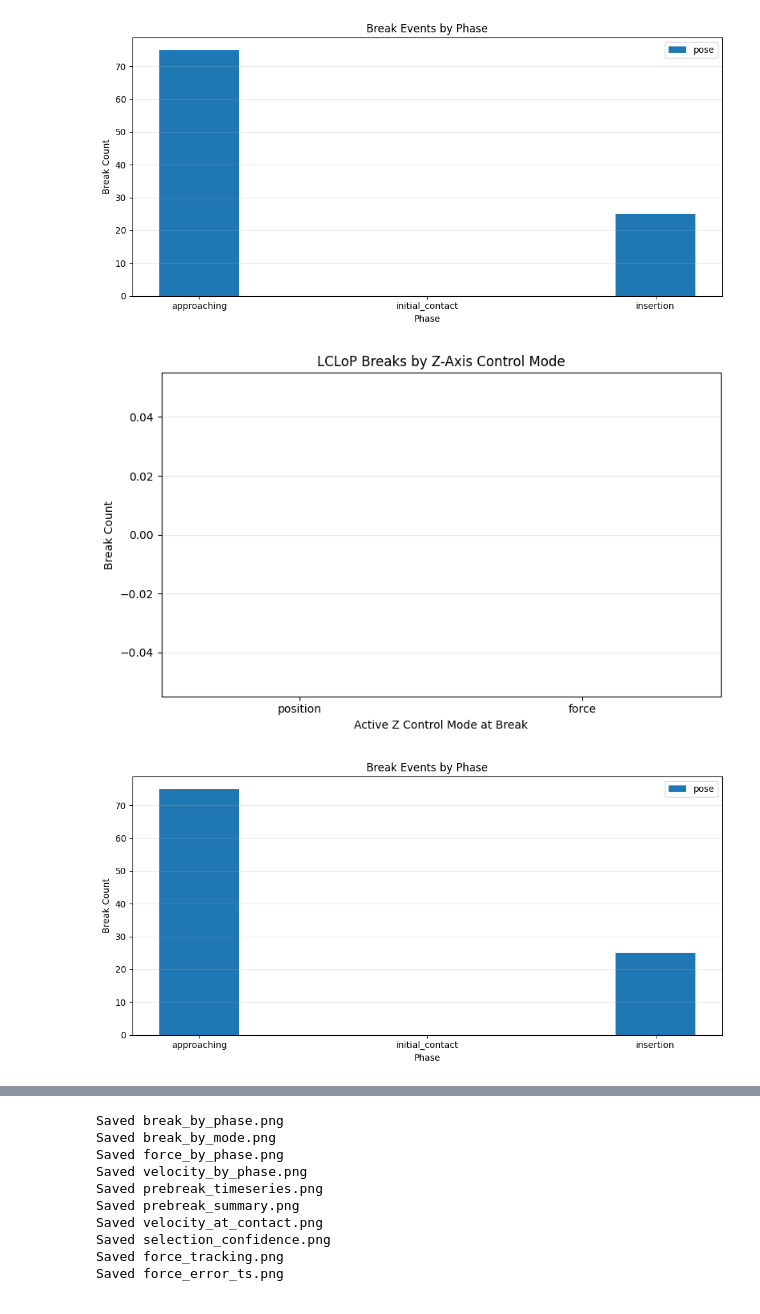
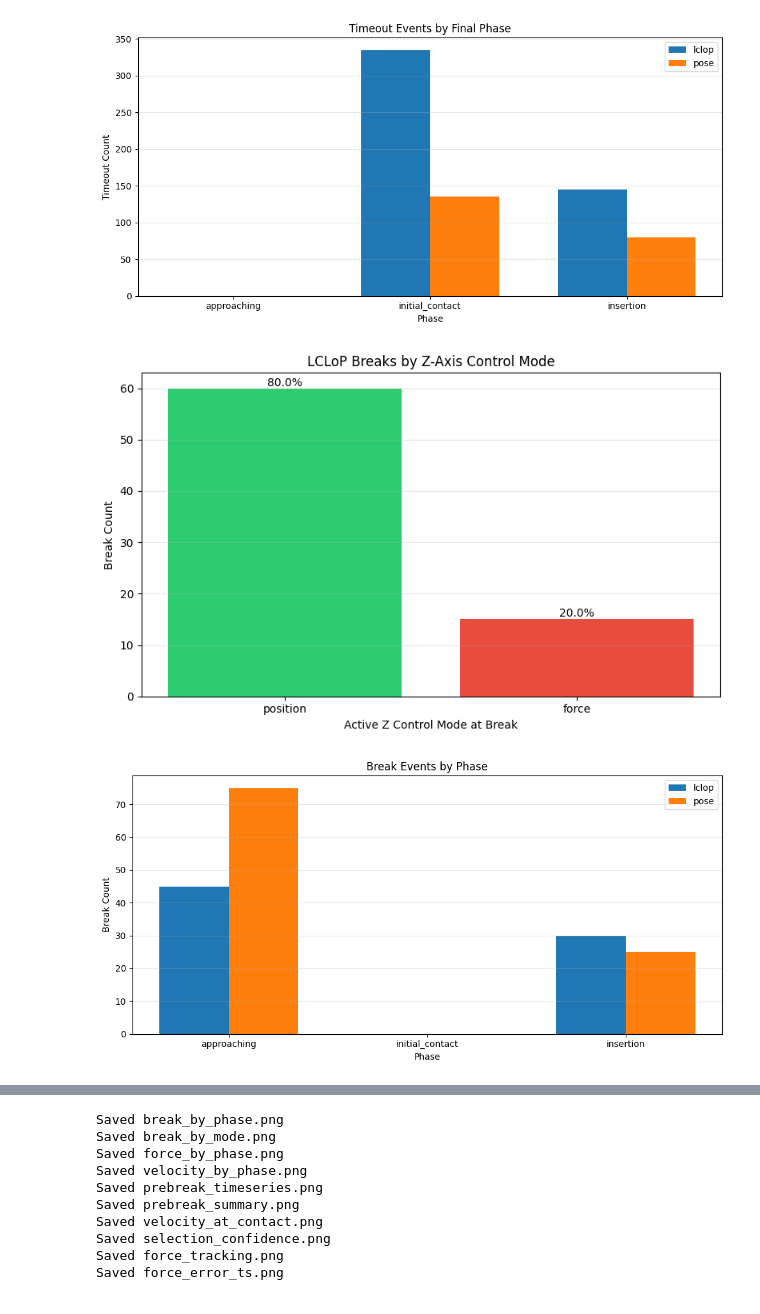
Before and after one commit to RoboNuke/Continuous_Force_RL, a Jupyter notebook: eval/traj_vis.ipynb, the cells around one changed output, grey strips where cells are left out. Saved outputs shown, nothing was run; the diff lists cells and outputs as text; code cells hidden in the pictures.

```diff
--- a/eval/traj_vis.ipynb
+++ b/eval/traj_vis.ipynb
@@ -434,7 +434,7 @@ def merge_experiments(
 episode_data, break_events = load_experiment_data(
     base_filepath='/home/hunter/traj_data',
     #hybrid_run_ids=['','','','',''],
-    hybrid_filename="traj_6182400.pkl"
+    hybrid_filename="traj_6182400.pkl",
     hybrid_run_ids=['zoz7uwdv','vz036y71','camudq4r','nnhxcb7z','x42rj4nj'],
     #hybrid_run_ids=['wzak59zz','z0we1p5i','yzwfwr4u','1ot0aykk','au9bp678'],
     pose_filename='traj_9984000.pkl',
@@ -545,33 +545,86 @@ def plot_break_count_by_mode(
                 z_mode = step['control_selection'][2]
                 mode_counts['force' if z_mode else 'position'] += 1
                 break
 
     fig, ax = plt.subplots(figsize=figsize)
 
     modes = list(mode_counts.keys())
     counts = list(mode_counts.values())
     colors = ['#2ecc71', '#e74c3c']  # green for position, red for force
 
     ax.bar(modes, counts, color=colors)
     ax.set_xlabel('Active Z Control Mode at Break')
     ax.set_ylabel('Break Count')
     ax.set_title('LCLoP Breaks by Z-Axis Control Mode')
     ax.grid(axis='y', alpha=0.3)
 
     # Add percentage labels
     total = sum(counts)
     if total > 0:
         for i, (mode, count) in enumerate(zip(modes, counts)):
             pct = 100 * count / total
             ax.annotate(f'{pct:.1f}%', xy=(i, count), ha='center', va='bottom')
 
     plt.tight_layout()
     return fig
 
+def plot_timeout_count_by_phase(
+    episode_data: List[Dict],
+    figsize: Tuple[float, float] = (10, 5)
+) -> plt.Figure:
+    """
+    Bar chart of timeout counts by final phase, grouped by policy.
 
+    Shows which phase the robot was stuck in when timeout occurred.
+
+    Args:
+        episode_data: List of episode dicts with 'policy', 'outcome', and 'steps'.
+                      Each step must have 'phase' field.
+
+    Returns:
+        matplotlib Figure
+    """
+    # Extract phase at timeout (last step's phase)
+    timeout_phases = defaultdict(lambda: defaultdict(int))
+
+    for ep in episode_data:
+        if ep['outcome'] != 'timeout':
+            continue
+
+        policy = ep['policy']
+        # Get the final step's phase
+        if ep['steps']:
+            final_phase = ep['steps'][-1]['phase']
+            timeout_phases[policy][final_phase] += 1
+
+    # Build plot data
+    policies = sorted(timeout_phases.keys())
+    phases = ['approaching', 'initial_contact', 'insertion']
+
+    fig, ax = plt.subplots(figsize=figsize)
+
+    x = np.arange(len(phases))
+    width = 0.35
+
+    for i, policy in enumerate(policies):
+        counts = [timeout_phases[policy][phase] for phase in phases]
+        offset = (i - len(policies)/2 + 0.5) * width
+        ax.bar(x + offset, counts, width, label=policy)
+
+    ax.set_xlabel('Phase')
+    ax.set_ylabel('Timeout Count')
+    ax.set_title('Timeout Events by Final Phase')
+    ax.set_xticks(x)
+    ax.set_xticklabels(phases)
+    ax.legend()
+    ax.grid(axis='y', alpha=0.3)
+
+    plt.tight_layout()
+    return fig
 plot_break_count_by_mode(episode_data)
 plot_break_count_by_phase(episode_data)
+plot_timeout_count_by_phase(episode_data)
 # %% [output]
-[figure, old version]
+[figure, new version]
-[figure, old version]
+[figure, new version]
-[figure, old version]
+[figure, new version]
```
Also changed, not shown: parts of 7 cells of this notebook, 8 other files.
